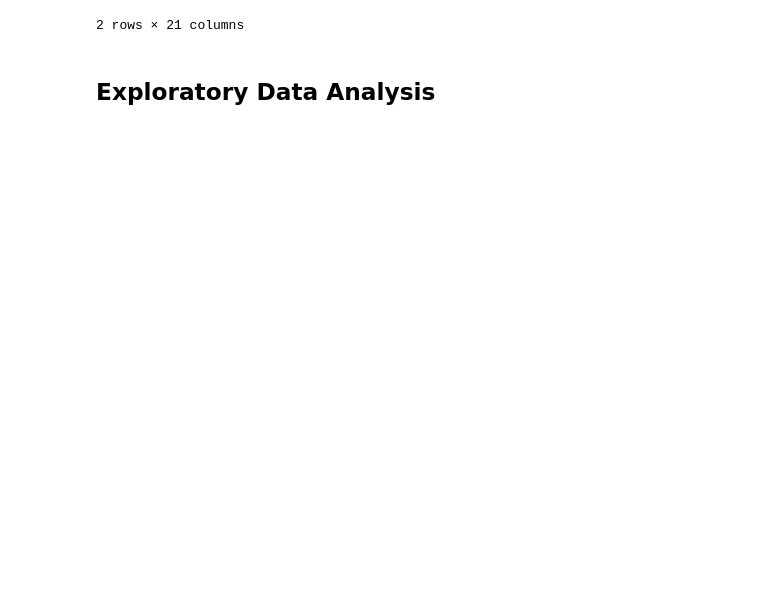
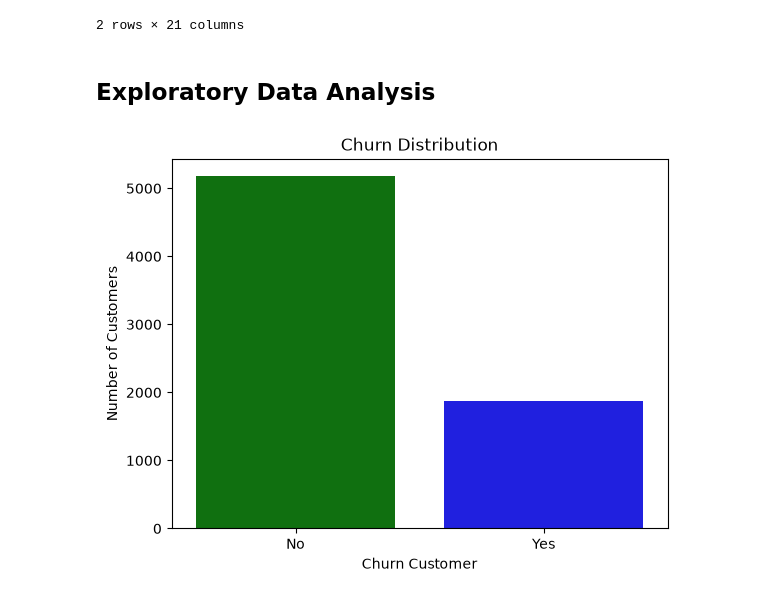
Before and after one commit to mdraihanmostafa746-coder/Customer-Churn-Prediction, a Jupyter notebook: notebooks/customer_churn_analysis.ipynb, the cells around one changed output. Saved outputs shown, nothing was run; the diff lists cells and outputs as text; code cells hidden in the pictures; blank space fills up the shorter version.

Commit message:
Add exploratory data analysis

```diff
--- a/notebooks/customer_churn_analysis.ipynb
+++ b/notebooks/customer_churn_analysis.ipynb
@@ -141,3 +141,23 @@ df.head(2)
 2 rows × 21 columns
 # %% [markdown]
 ## Exploratory Data Analysis
+# %%
+cd = sns.countplot(
+    x='Churn',
+    data=df,
+    order=df['Churn'].value_counts().index,
+    hue='Churn',
+    palette={'Yes': 'Blue', 'No': 'Green'},
+    legend=False
+)
+
+for container in cd.containers:
+    ax.bar_label(container)
+
+plt.xlabel("Churn Customer")
+plt.ylabel("Number of Customers")
+plt.title("Churn Distribution")
+
+plt.show()
+# %% [output]
+[figure, added]
```
Also changed, not shown: parts of 16 cells of this notebook, 14 other files.
